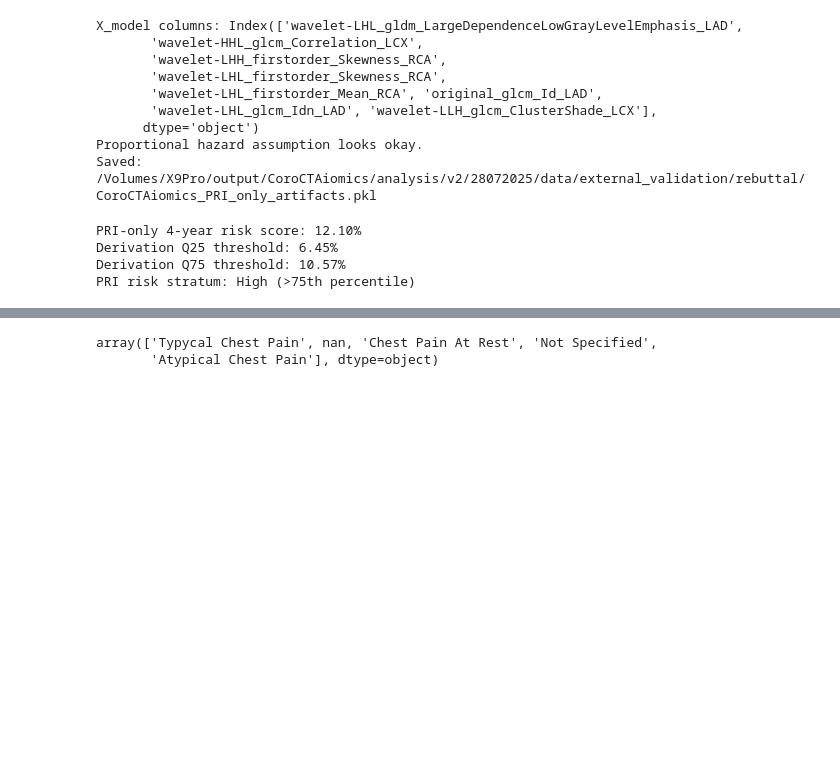
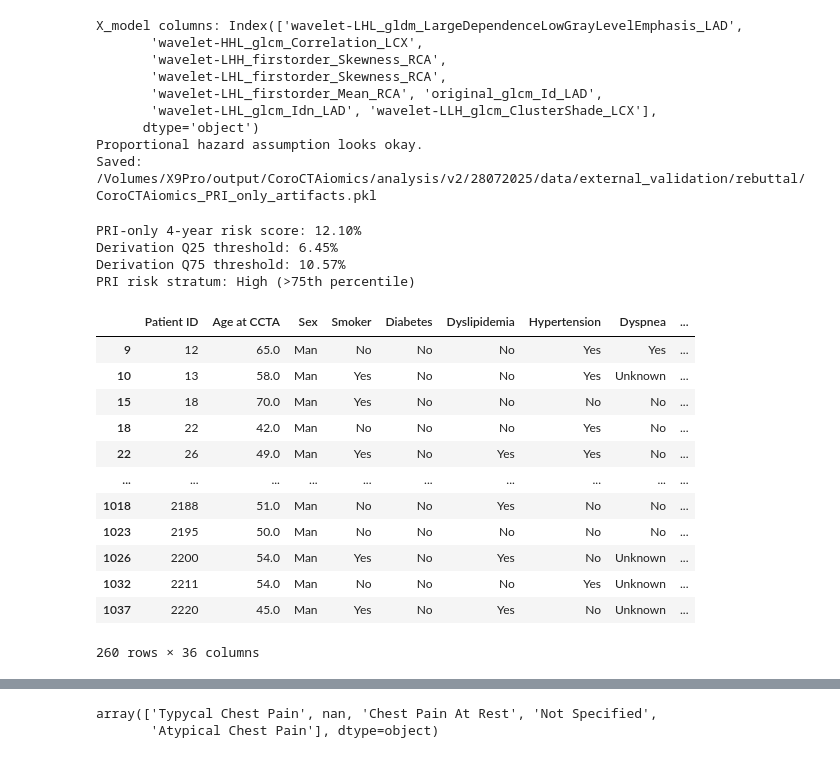
Before and after one commit to francescopisu/coroctaiomics_viewer, a Jupyter notebook: inference/risk_prediction_inference.ipynb, the cells around one changed output, grey strips where cells are left out. Drawn from its saved outputs; the diff is of its cells as text; code cells hidden in the pictures; blank space fills up the shorter version.

```diff
--- a/inference/risk_prediction_inference.ipynb
+++ b/inference/risk_prediction_inference.ipynb
@@ -1311,3 +1363,22 @@ PRI risk stratum: High (>75th percentile)
+# %%
+df_derivation_strata = df_derivation.copy()
+df_derivation_strata["PRI_strata"] = pri_stratum
+
+df_derivation_strata.query("HARD_MACE_EVENT == 0 and PRI_strata == 'Low (<25th percentile)'")
+# %% [output]
+|  | Patient ID | Age at CCTA | Sex | Smoker | Diabetes | Dyslipidemia | Hypertension | Dyspnea | ... |
+| 9 | 12 | 65.0 | Man | No | No | No | Yes | Yes | ... |
+| 10 | 13 | 58.0 | Man | Yes | No | No | Yes | Unknown | ... |
+| 15 | 18 | 70.0 | Man | Yes | No | No | No | No | ... |
+| 18 | 22 | 42.0 | Man | No | No | No | Yes | No | ... |
+| 22 | 26 | 49.0 | Man | Yes | No | Yes | Yes | No | ... |
+| ... | ... | ... | ... | ... | ... | ... | ... | ... | ... |
+| 1018 | 2188 | 51.0 | Man | No | No | Yes | No | No | ... |
+| 1023 | 2195 | 50.0 | Man | No | No | No | No | No | ... |
+| 1026 | 2200 | 54.0 | Man | Yes | No | Yes | No | Unknown | ... |
+| 1032 | 2211 | 54.0 | Man | No | No | No | Yes | Unknown | ... |
+| 1037 | 2220 | 45.0 | Man | Yes | No | Yes | No | Unknown | ... |
+260 rows × 36 columns
 # %%
 pri_model.summary
 # %% [output]
```
Also changed, not shown: parts of 3 cells of this notebook, 7 other files.
